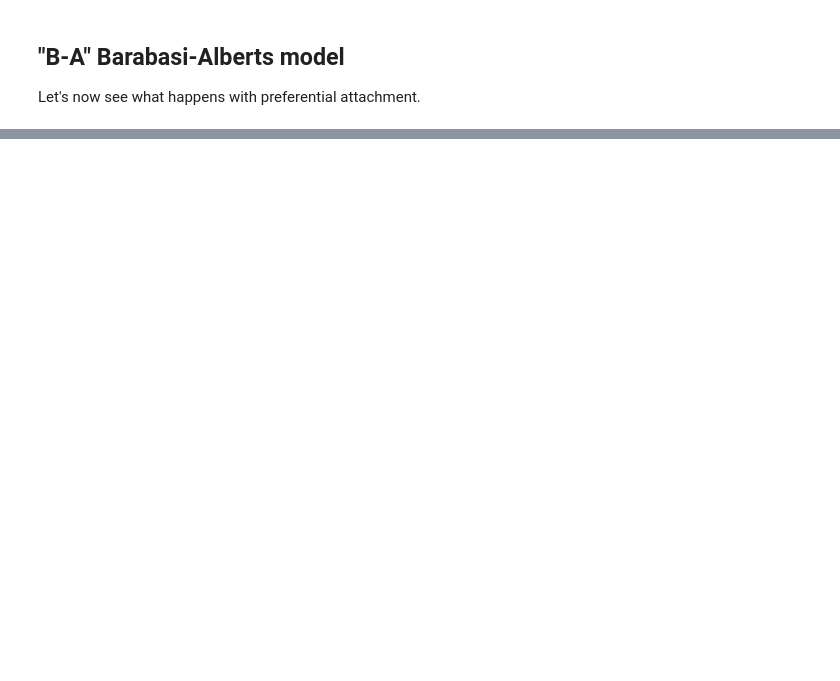
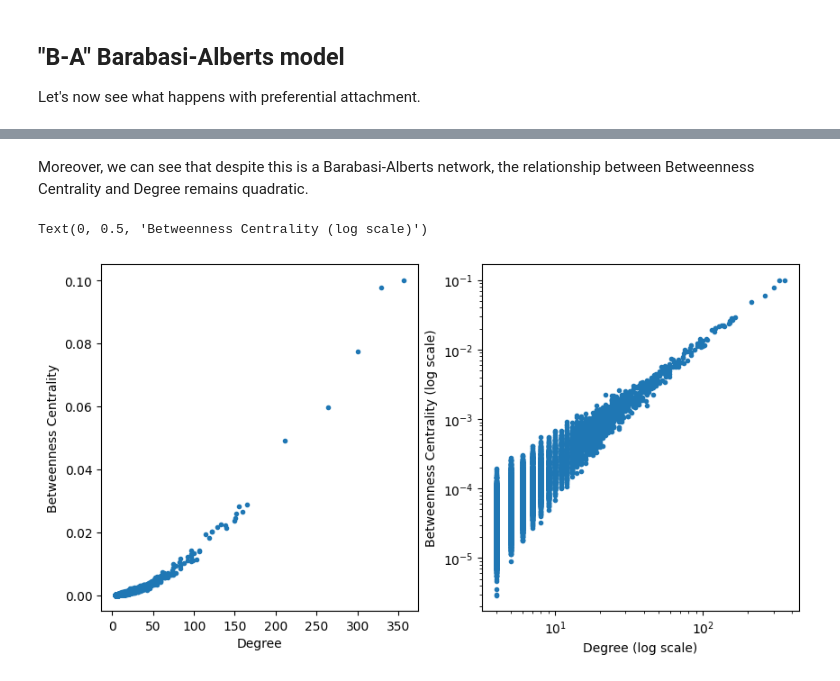
Before and after one commit to ludovicaisa/Physics_Unibo, a Jupyter notebook: src/Complex_Networks/open_network_growth_models.ipynb, the cells around one changed output, grey strips where cells are left out. Cells and saved outputs as stored; diff of their text form; code cells hidden in the pictures; blank space fills up the shorter version.

```diff
--- a/src/Complex_Networks/open_network_growth_models.ipynb
+++ b/src/Complex_Networks/open_network_growth_models.ipynb
@@ -88,0 +71,20 @@ ax.hist(K > 0, bins=30)
+# %%
+BC = nx.betweenness_centrality(Net)
+# %% [markdown]
+Moreover, we can see that despite this is a Barabasi-Alberts network, the relationship between Betweenness Centrality and Degree remains quadratic.
+# %%
+from matplotlib import pyplot as plt
+
+fig, ax = plt.subplots(1, 2, figsize=(10, 5))
+
+ax[0].plot(K, list(BC.values()), '.')
+ax[0].set_xlabel('Degree')
+ax[0].set_ylabel('Betweenness Centrality')
+ax[1].set_xscale('log')
+ax[1].set_yscale('log')
+ax[1].plot(K, list(BC.values()), '.')
+ax[1].set_xlabel('Degree (log scale)')
+ax[1].set_ylabel('Betweenness Centrality (log scale)')
+# %% [output]
+Text(0, 0.5, 'Betweenness Centrality (log scale)')
+[figure, added]
```
Also changed, not shown: parts of 7 cells of this notebook, 2 other files.
